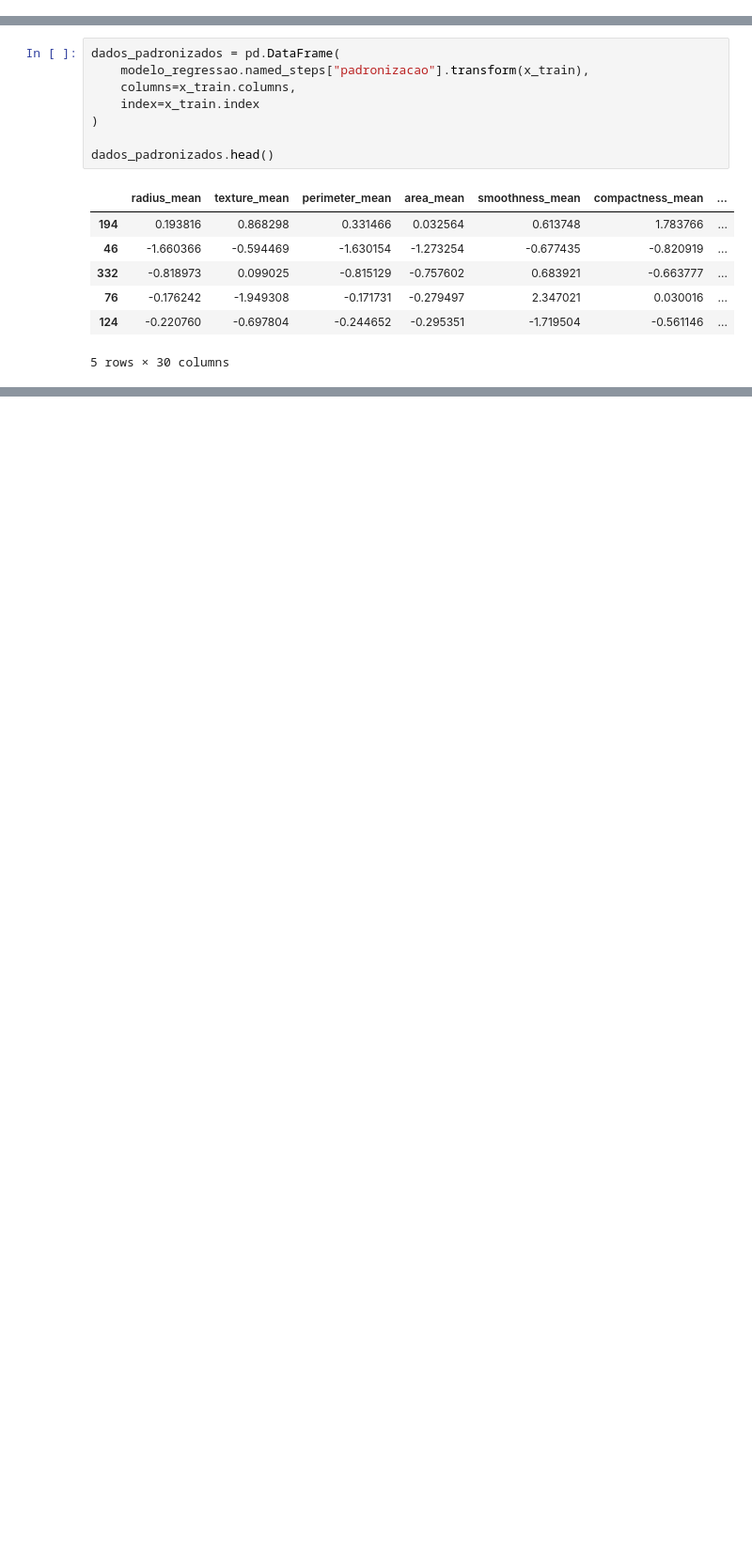
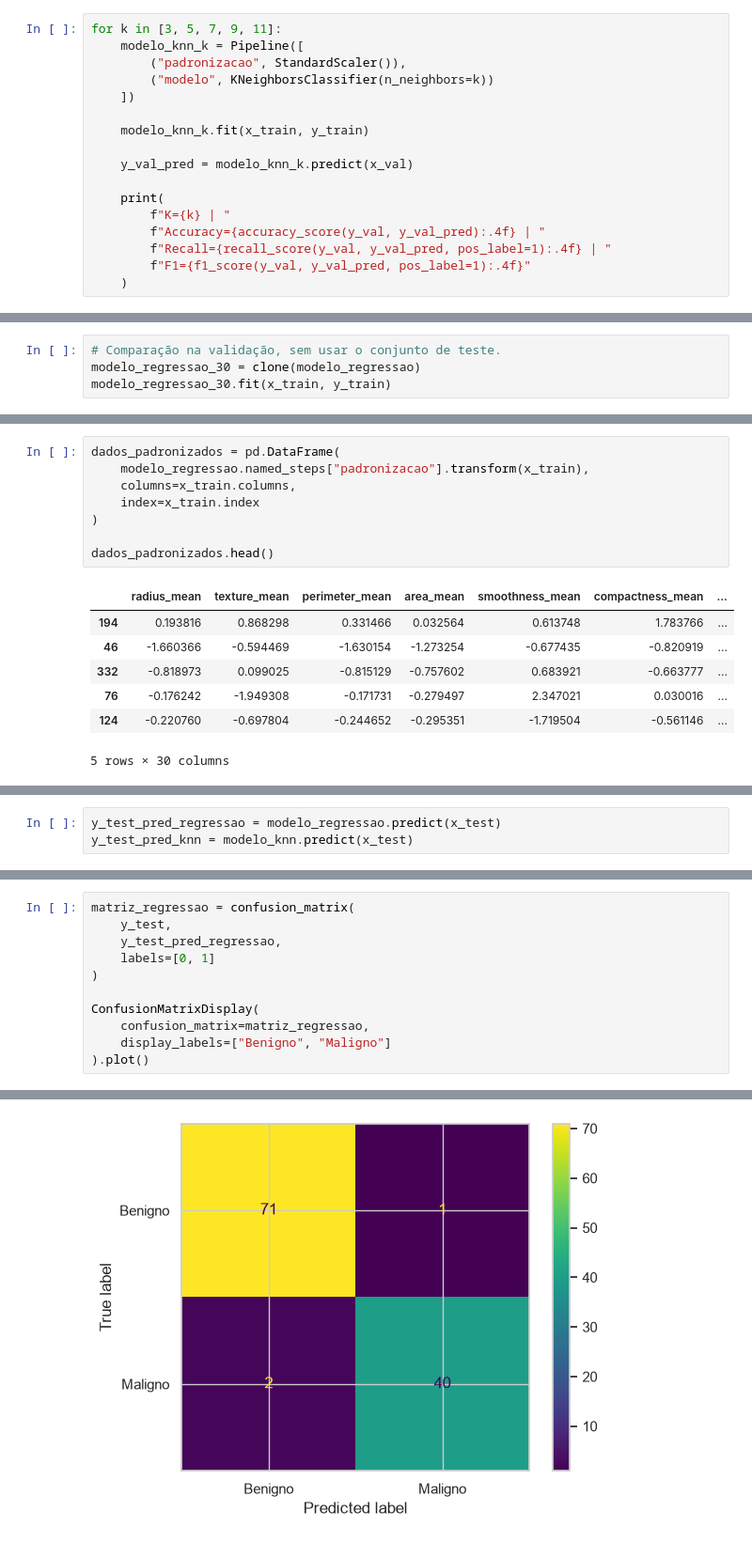
Before and after one commit to douglas-mcosta/fiap-tech-challenge-fase01, a Jupyter notebook: tech-challenge.ipynb, the cells around one changed output, grey strips where cells are left out. Shown at 94% size. Cells and saved outputs as stored; diff of their text form; blank space fills up the shorter version.

Commit message:
Adiciona modelo KNN e compara com Regressão Logística Atualiza estrutura do notebook com seções e melhorias na descrição dos dados

```diff
--- a/tech-challenge.ipynb
+++ b/tech-challenge.ipynb
@@ -578,0 +627,17 @@ Pipeline(steps=[('padronizacao', StandardScaler()),
+# %%
+for k in [3, 5, 7, 9, 11]:
+    modelo_knn_k = Pipeline([
+        ("padronizacao", StandardScaler()),
+        ("modelo", KNeighborsClassifier(n_neighbors=k))
+    ])
+
+    modelo_knn_k.fit(x_train, y_train)
+
+    y_val_pred = modelo_knn_k.predict(x_val)
+
+    print(
+        f"K={k} | "
+        f"Accuracy={accuracy_score(y_val, y_val_pred):.4f} | "
+        f"Recall={recall_score(y_val, y_val_pred, pos_label=1):.4f} | "
+        f"F1={f1_score(y_val, y_val_pred, pos_label=1):.4f}"
+    )
@@ -578,0 +665,4 @@ Pipeline(steps=[('padronizacao', StandardScaler()),
+# %%
+# Comparação na validação, sem usar o conjunto de teste.
+modelo_regressao_30 = clone(modelo_regressao)
+modelo_regressao_30.fit(x_train, y_train)
@@ -709,0 +798,3 @@ Embora a acurácia seja igual, o modelo completo identificou mais casos malignos
+# %%
+y_test_pred_regressao = modelo_regressao.predict(x_test)
+y_test_pred_knn = modelo_knn.predict(x_test)
@@ -709,0 +823,12 @@ Embora a acurácia seja igual, o modelo completo identificou mais casos malignos
+# %%
+matriz_regressao = confusion_matrix(
+    y_test,
+    y_test_pred_regressao,
+    labels=[0, 1]
+)
+
+ConfusionMatrixDisplay(
+    confusion_matrix=matriz_regressao,
+    display_labels=["Benigno", "Maligno"]
+).plot()
+# %% [output]
@@ -709,0 +836 @@ Embora a acurácia seja igual, o modelo completo identificou mais casos malignos
+[figure, added]
```
Also changed, not shown: parts of 73 cells of this notebook.
